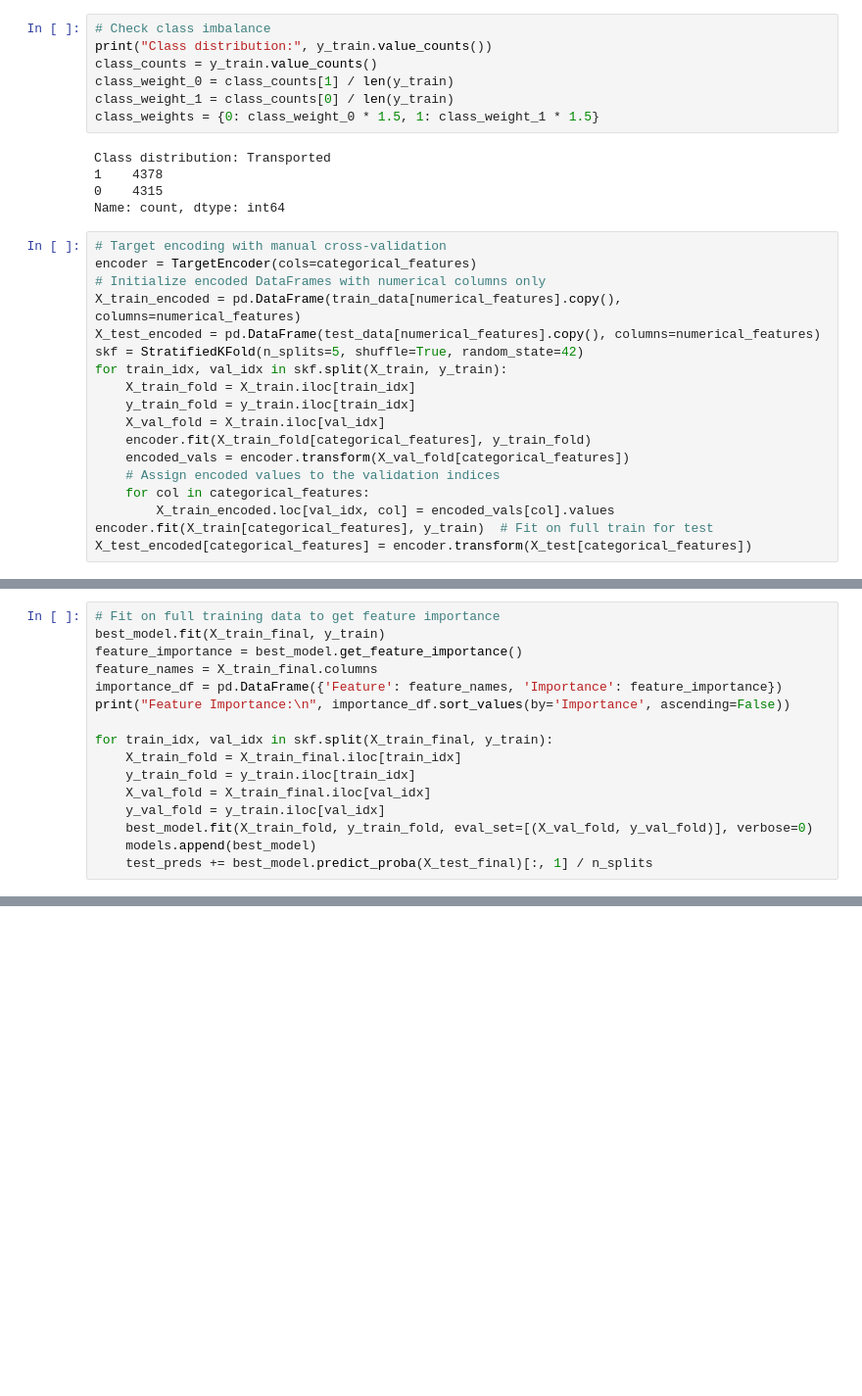
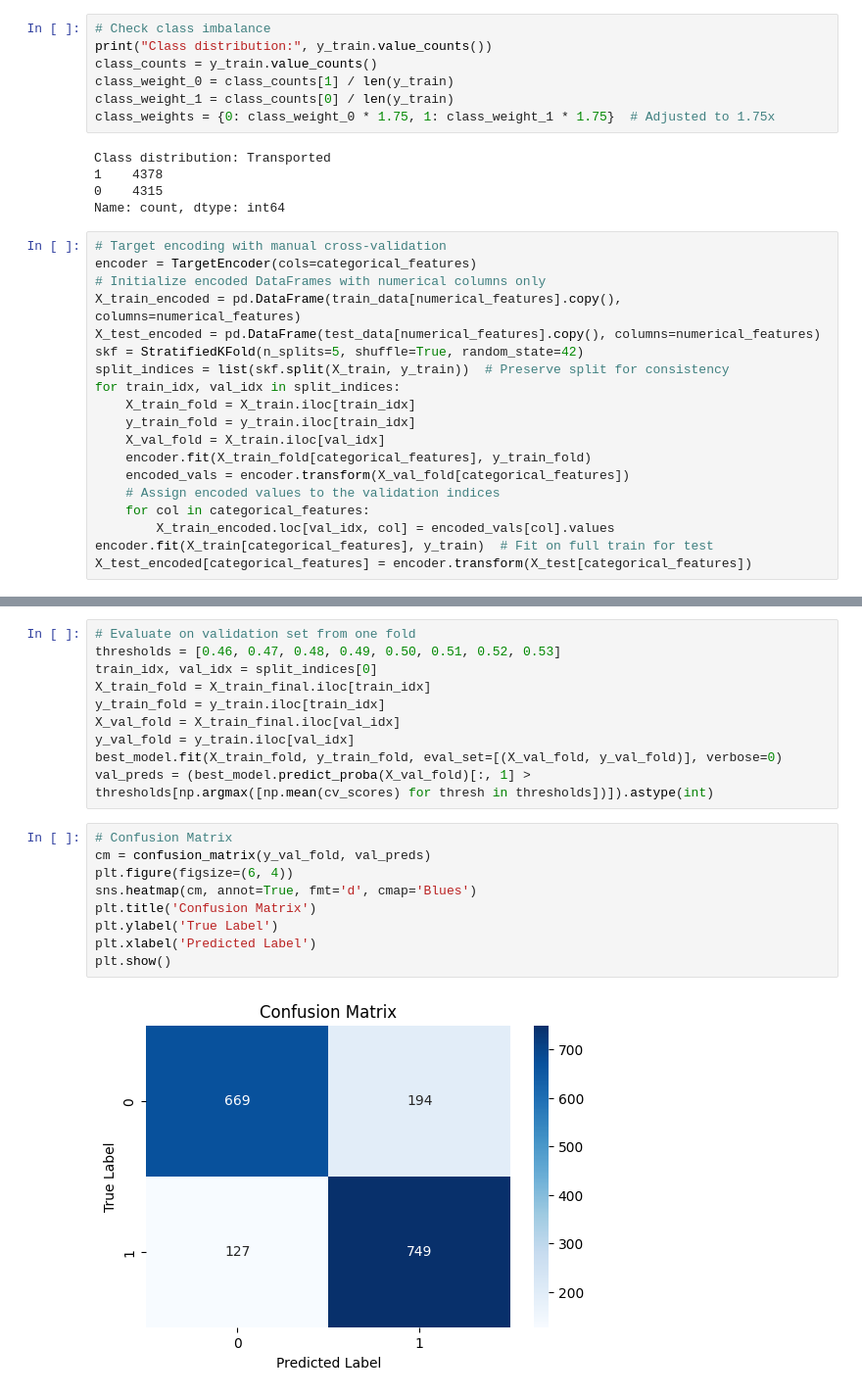
Before and after one commit to kagglechallengegroup18/Kaggle_Spaceship_Titanic, a Jupyter notebook: CATBoost.ipynb, the cells around one changed output, grey strips where cells are left out. Shown at 98% size. Drawn from its saved outputs; the diff is of its cells as text; blank space fills up the shorter version.

```diff
--- a/CATBoost.ipynb
+++ b/CATBoost.ipynb
@@ -115,7 +190,7 @@ print("Class distribution:", y_train.value_counts())
 class_counts = y_train.value_counts()
 class_weight_0 = class_counts[1] / len(y_train)
 class_weight_1 = class_counts[0] / len(y_train)
-class_weights = {0: class_weight_0 * 1.5, 1: class_weight_1 * 1.5}
+class_weights = {0: class_weight_0 * 1.75, 1: class_weight_1 * 1.75}  # Adjusted to 1.75x
 # %% [output]
 Class distribution: Transported
 1    4378
@@ -128,7 +203,8 @@ encoder = TargetEncoder(cols=categorical_features)
 X_train_encoded = pd.DataFrame(train_data[numerical_features].copy(), columns=numerical_features)
 X_test_encoded = pd.DataFrame(test_data[numerical_features].copy(), columns=numerical_features)
 skf = StratifiedKFold(n_splits=5, shuffle=True, random_state=42)
-for train_idx, val_idx in skf.split(X_train, y_train):
+split_indices = list(skf.split(X_train, y_train))  # Preserve split for consistency
+for train_idx, val_idx in split_indices:
     X_train_fold = X_train.iloc[train_idx]
     y_train_fold = y_train.iloc[train_idx]
     X_val_fold = X_train.iloc[val_idx]
@@ -210,16 +293,0 @@ best_model = CatBoostClassifier(
-# %%
-# Fit on full training data to get feature importance
-best_model.fit(X_train_final, y_train)
-feature_importance = best_model.get_feature_importance()
-feature_names = X_train_final.columns
-importance_df = pd.DataFrame({'Feature': feature_names, 'Importance': feature_importance})
-print("Feature Importance:\n", importance_df.sort_values(by='Importance', ascending=False))
-
-for train_idx, val_idx in skf.split(X_train_final, y_train):
-    X_train_fold = X_train_final.iloc[train_idx]
-    y_train_fold = y_train.iloc[train_idx]
-    X_val_fold = X_train_final.iloc[val_idx]
-    y_val_fold = y_train.iloc[val_idx]
-    best_model.fit(X_train_fold, y_train_fold, eval_set=[(X_val_fold, y_val_fold)], verbose=0)
-    models.append(best_model)
-    test_preds += best_model.predict_proba(X_test_final)[:, 1] / n_splits
@@ -243,0 +296,21 @@ Feature Importance:
+# %%
+# Evaluate on validation set from one fold
+thresholds = [0.46, 0.47, 0.48, 0.49, 0.50, 0.51, 0.52, 0.53]
+train_idx, val_idx = split_indices[0]
+X_train_fold = X_train_final.iloc[train_idx]
+y_train_fold = y_train.iloc[train_idx]
+X_val_fold = X_train_final.iloc[val_idx]
+y_val_fold = y_train.iloc[val_idx]
+best_model.fit(X_train_fold, y_train_fold, eval_set=[(X_val_fold, y_val_fold)], verbose=0)
+val_preds = (best_model.predict_proba(X_val_fold)[:, 1] > thresholds[np.argmax([np.mean(cv_scores) for thresh in thresholds])]).astype(int)
+# %%
+# Confusion Matrix
+cm = confusion_matrix(y_val_fold, val_preds)
+plt.figure(figsize=(6, 4))
+sns.heatmap(cm, annot=True, fmt='d', cmap='Blues')
+plt.title('Confusion Matrix')
+plt.ylabel('True Label')
+plt.xlabel('Predicted Label')
+plt.show()
+# %% [output]
+[figure, added]
```
Also changed, not shown: parts of 20 cells of this notebook.
